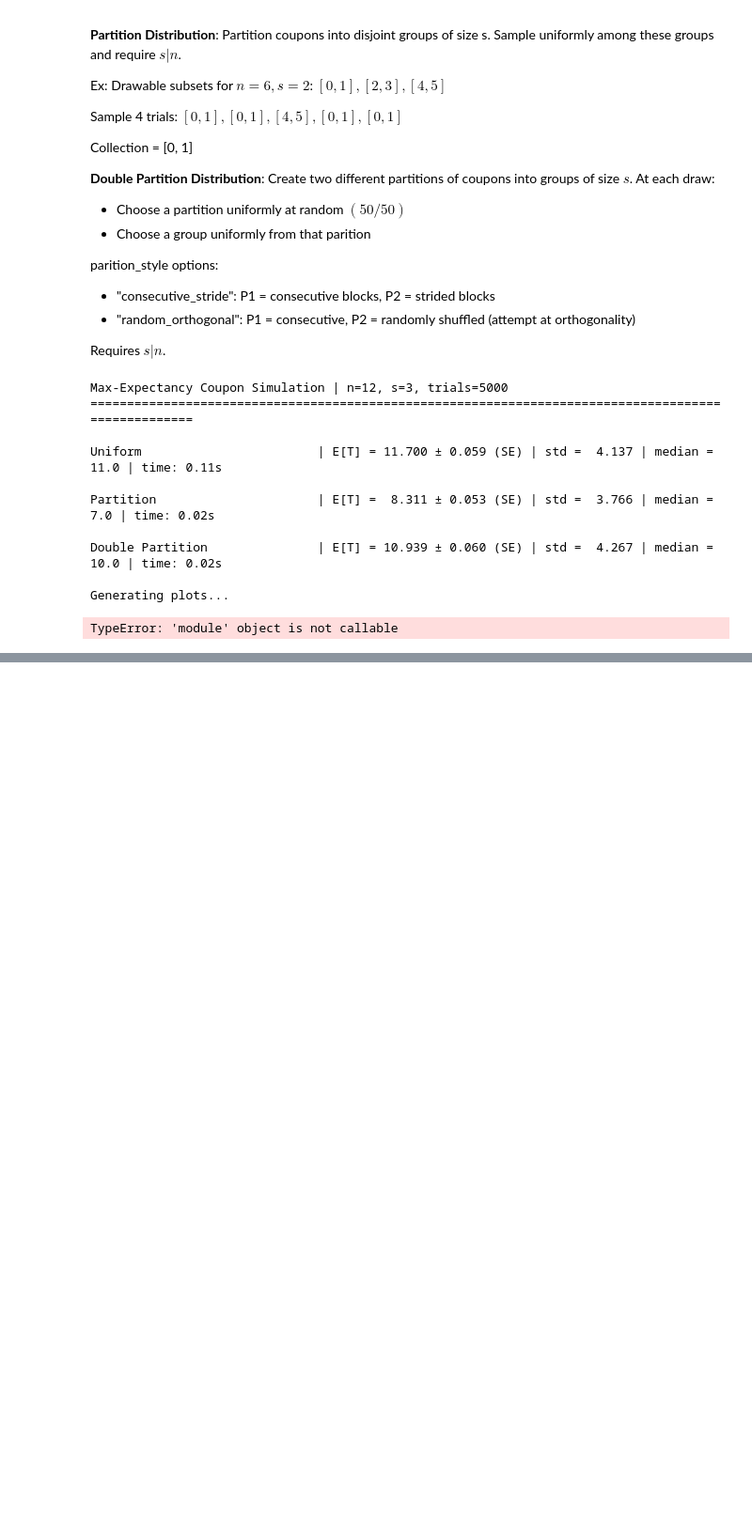
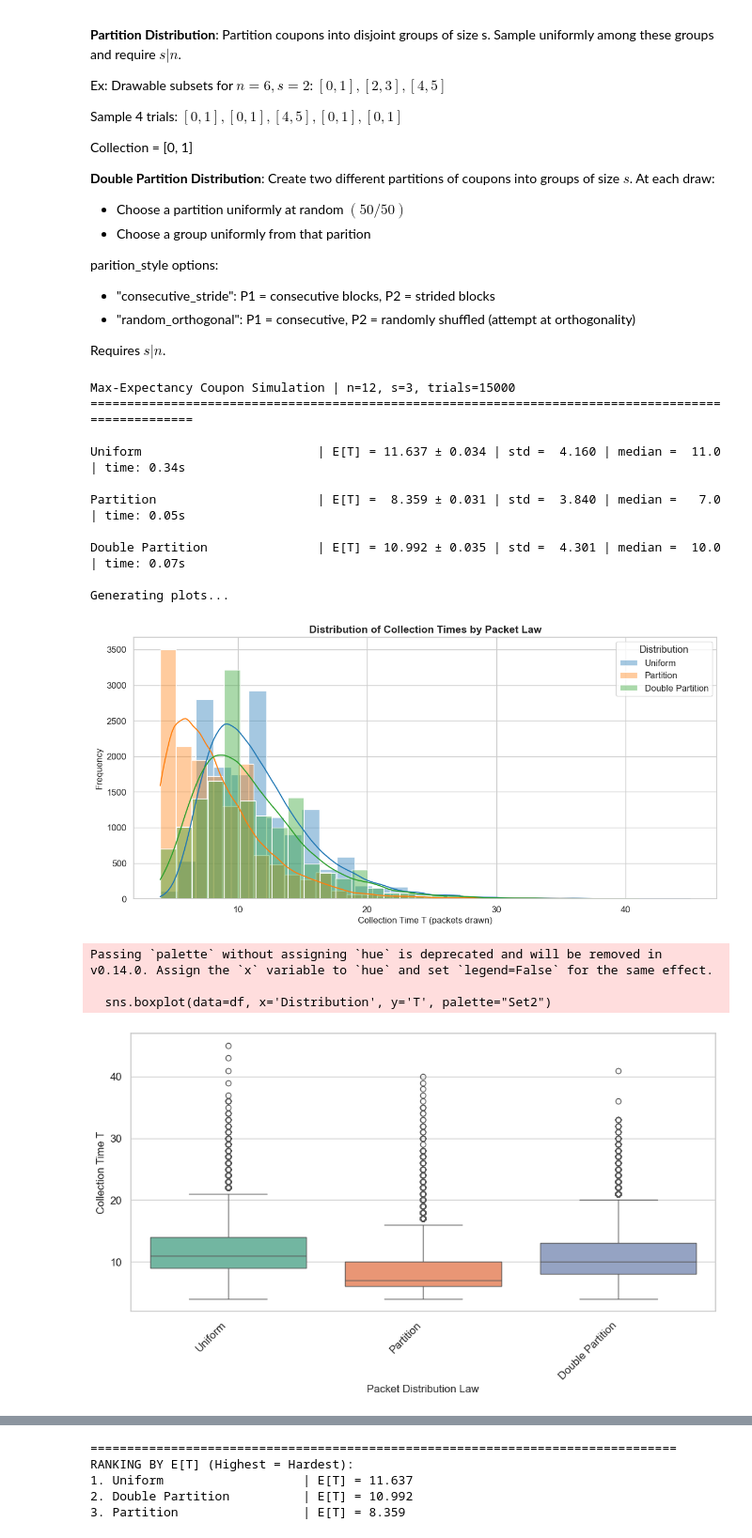
Before and after one commit to dragiev1/Max-Expectancy-Simulation, a Jupyter notebook: simulation.ipynb, the cells around one changed output, grey strips where cells are left out. Shown at 94% size. Cells and saved outputs as stored; diff of their text form; code cells hidden in the pictures; blank space fills up the shorter version.

Commit message:
finished plotting graphs + ai'ed some other graphs

```diff
--- a/simulation.ipynb
+++ b/simulation.ipynb
@@ -14,7 +14,7 @@ Goal: Find which packet distribution (law) maximizes $\mathbb{E}[T]$ subject to
 # Fix parameters
 S = 3  # coupons per packet
 N = 12  # total unique coupons
-N_TRIALS = 5000
+N_TRIALS = 15000
 
 def sim_collection(packet_sampler: Callable[[], Set[int]], n: int = N) -> int:
   # Simulate one run.
@@ -109,7 +109,7 @@ def run_sim(sampler_func: Callable[[], Set[int]], name: str, n_trials: int = N_T
   median_t = np.median(results)
 
   print(f"\n{name:30s} | "
-        f"E[T] = {expectancy_t:6.3f} ± {std_t/np.sqrt(n_trials):.3f} (SE) | "
+        f"E[T] = {expectancy_t:6.3f} ± {std_t/np.sqrt(n_trials):.3f} | "
         f"std = {std_t:6.3f} | "
         f"median = {median_t:5.1f} | "
         f"time: {elapsed:.2f}s")
@@ -133,7 +133,7 @@ def display_results(results_dict: dict, save_path: str = "results_plot.png"):
     sns.histplot(values, kde=True, label=name, alpha=0.4, bins=30)
 
   plt.xlabel("Collection Time T (packets drawn)", fontsize = 12)
-  plt.ylabl("Frequency", fontsize = 12)
+  plt.ylabel("Frequency", fontsize = 12)
   plt.title("Distribution of Collection Times by Packet Law", fontsize = 14, fontweight = 'bold')
   plt.legend(title="Distribution")
   plt.tight_layout()
@@ -168,7 +168,8 @@ def display_results(results_dict: dict, save_path: str = "results_plot.png"):
   names = list(results_dict.keys())
 
   x_pos = np.arange(len(names))
-  plt.bar(x_pos, names, rotation=45, ha='right')
+  plt.bar(x_pos, expectancys, yerr=stds, capsize=5)
+  plt.xticks(x_pos, names, rotation=45, ha='right')
   plt.xlabel("Packet Distribution Law", fontsize=12)
   plt.ylabel("Expectancy Collection Time $\\mathbb{E}[T]$", fontsize=12)
   plt.title("Mean Collection Time ± Standard Deviation", fontsize=14, fontweight='bold')
@@ -184,16 +185,16 @@ def display_results(results_dict: dict, save_path: str = "results_plot.png"):
 
   for name, values in results_dict.items():
     sorted_vals = np.sort(values)
-    cdf = np.arange(1, len(sorted_vals + 1) / len(sorted_vals))
+    cdf = np.arange(1, len(sorted_vals) + 1) / len(sorted_vals)
     plt.plot(sorted_vals, cdf, label=name, linewidth=2)
 
   plt.xlabel("Collection Time T", fontsize=12)
-  plt.ylabel("Cumulative Probability P(T <= t)", fontsize=12)
+  plt.ylabel("Cumulative Probability $P(T <= t)$", fontsize=12)
   plt.title("Empirical CDF of Collection Times", fontsize = 14, fontweight='bold')
   plt.legend()
   plt.grid(alpha=0.3)
   plt.tight_layout()
-  plt.save_fig(save_path.replace(".png", "_cdf.png"), dpi=300, bbox_inches='tight')
+  plt.savefig(save_path.replace(".png", "_cdf.png"), dpi=300, bbox_inches='tight')
   plt.show()
 # %%
 def main():
@@ -206,47 +207,40 @@ def main():
     "Double Partition": double_partition_sampler(),
   }
 
   results_dict = {}  # Raw results
 
   for name, sampler in distributions.items():
     results_dict[name] = run_sim(sampler, name)
 
-  # Rank according to expected time
-  # print("\n" + "="*100)
-  # print("RANKING BY EXPECTED COLLECTION TIME (Highest E[T] = 'HARDEST' Distribution): ")
-  # print("-"*100)
-  # ranked = sorted(
-  #   results_summary.items(),
-  #   key = lambda x: x[1][0],
-  #   reverse = True)  # Highest to lowest
-  # for rank, (name, (expectancy_t, std_t)) in enumerate(ranked, 1):
-  #   print(f"{rank}, {name:30s} | E[T] = {expectancy_t:.3f} ± {std_t/np.sqrt(N_TRIALS):.3f}")
-
   # Generate plots
   print("\nGenerating plots...")
-  display_results(_, save_path="coupon_sim_results.png")
+  display_results(results_dict, save_path="coupon_sim_results.png")
 
   print("\n" + "="*80)
   print("RANKING BY E[T] (Highest = Hardest):")
   ranked = sorted([(k, np.mean(v)) for k,v in results_dict.items()],
                   key = lambda x: x[1], reverse=True)
   for rank, (name, expectancy_t) in enumerate(ranked, 1):
     print(f"{rank}. {name:25s} | E[T] = {expectancy_t:.3f}")
 
 if __name__ == "__main__":
   # Set seed for reproducibility
   random.seed(42)
   np.random.seed(42)
   main()
 # %% [output]
-Max-Expectancy Coupon Simulation | n=12, s=3, trials=5000
+Max-Expectancy Coupon Simulation | n=12, s=3, trials=15000
 ====================================================================================================
 
-Uniform                        | E[T] = 11.700 ± 0.059 (SE) | std =  4.137 | median =  11.0 | time: 0.11s
+Uniform                        | E[T] = 11.637 ± 0.034 | std =  4.160 | median =  11.0 | time: 0.34s
 
-Partition                      | E[T] =  8.311 ± 0.053 (SE) | std =  3.766 | median =   7.0 | time: 0.02s
+Partition                      | E[T] =  8.359 ± 0.031 | std =  3.840 | median =   7.0 | time: 0.05s
 
-Double Partition               | E[T] = 10.939 ± 0.060 (SE) | std =  4.267 | median =  10.0 | time: 0.02s
+Double Partition               | E[T] = 10.992 ± 0.035 | std =  4.301 | median =  10.0 | time: 0.07s
 
 Generating plots...
+[figure, added]
-TypeError: 'module' object is not callable
+Passing `palette` without assigning `hue` is deprecated and will be removed in v0.14.0. Assign the `x` variable to `hue` and set `legend=False` for the same effect.
+
+  sns.boxplot(data=df, x='Distribution', y='T', palette="Set2")
+[figure, added]
@@ -252,0 +249,5 @@ TypeError: 'module' object is not callable
+================================================================================
+RANKING BY E[T] (Highest = Hardest):
+1. Uniform                   | E[T] = 11.637
+2. Double Partition          | E[T] = 10.992
+3. Partition                 | E[T] = 8.359
```
Also changed, not shown: parts of 2 cells of this notebook.
